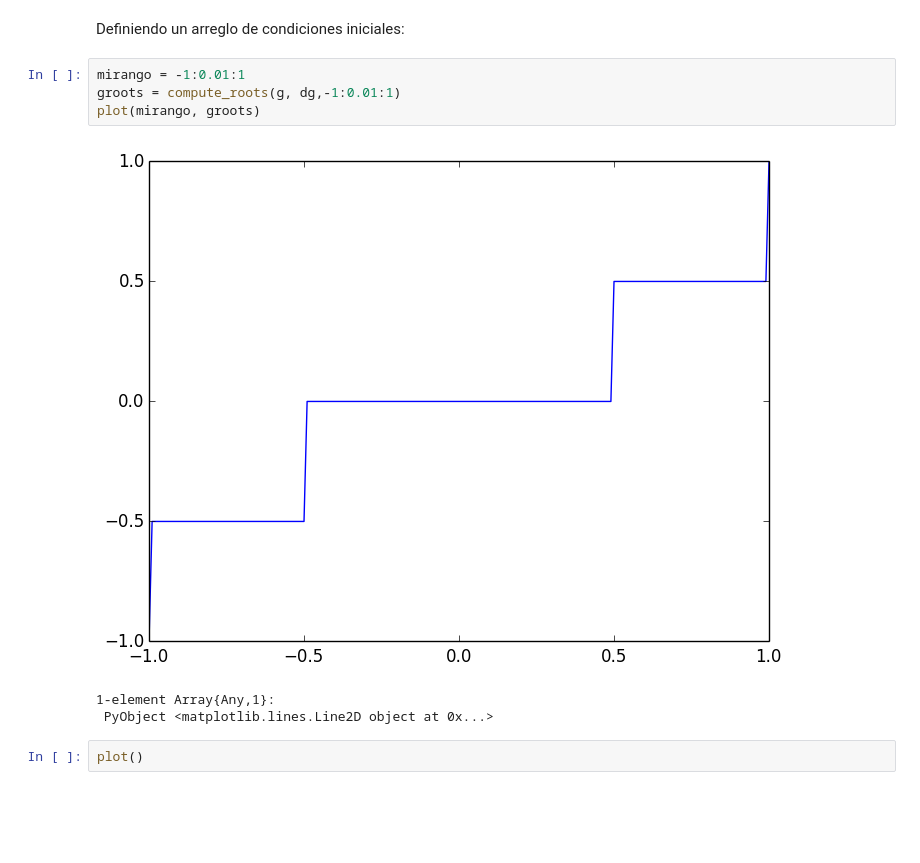
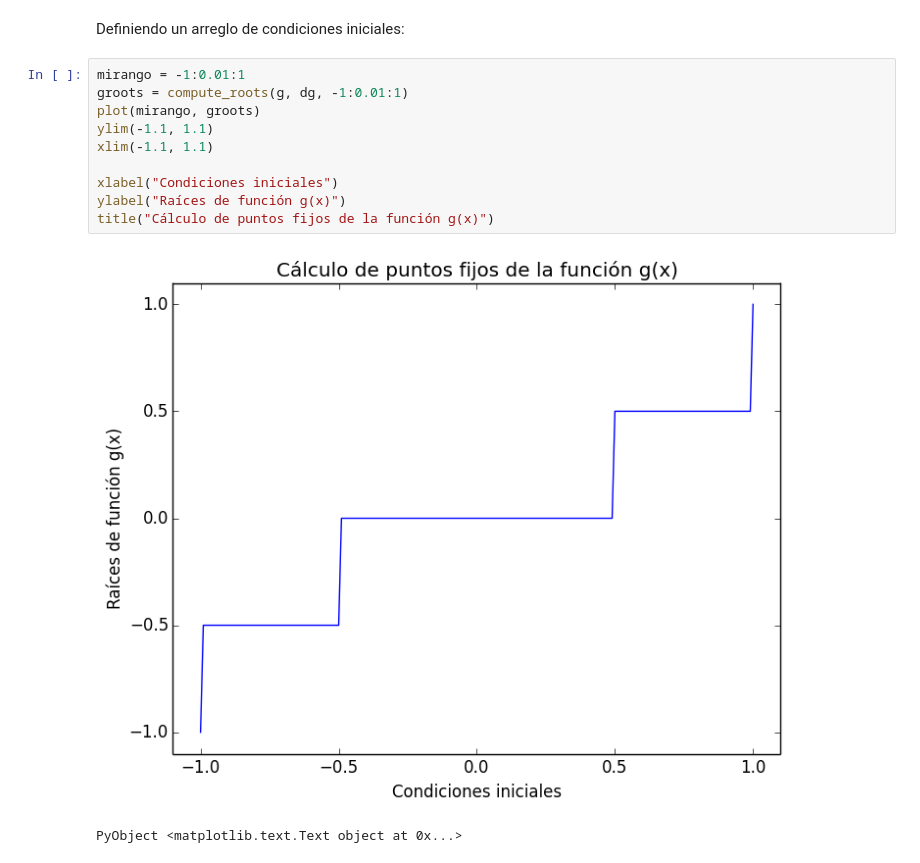
Before and after one commit to lbenet/2017-1_TSFisComp, a Jupyter notebook: tareas/claudio/Tarea_02_Miguel_Raz_Claudio_Pierard.ipynb, the cells around one changed output. Cells and saved outputs as stored; diff of their text form; blank space fills up the shorter version.

```diff
--- a/tareas/claudio/Tarea_02_Miguel_Raz_Claudio_Pierard.ipynb
+++ b/tareas/claudio/Tarea_02_Miguel_Raz_Claudio_Pierard.ipynb
@@ -151,11 +152,14 @@ dg (generic function with 1 method)
 Definiendo un arreglo de condiciones iniciales:
 # %%
 mirango = -1:0.01:1
-groots = compute_roots(g, dg,-1:0.01:1)
+groots = compute_roots(g, dg, -1:0.01:1)
 plot(mirango, groots)
+ylim(-1.1, 1.1)
+xlim(-1.1, 1.1)
+
+xlabel("Condiciones iniciales")
+ylabel("Raíces de función g(x)")
+title("Cálculo de puntos fijos de la función g(x)")
 # %% [output]
-[figure, old version]
+[figure, new version]
-1-element Array{Any,1}:
- PyObject <matplotlib.lines.Line2D object at 0x...>
+PyObject <matplotlib.text.Text object at 0x...>
-# %%
-plot()
```
Also changed, not shown: parts of 13 cells of this notebook.
